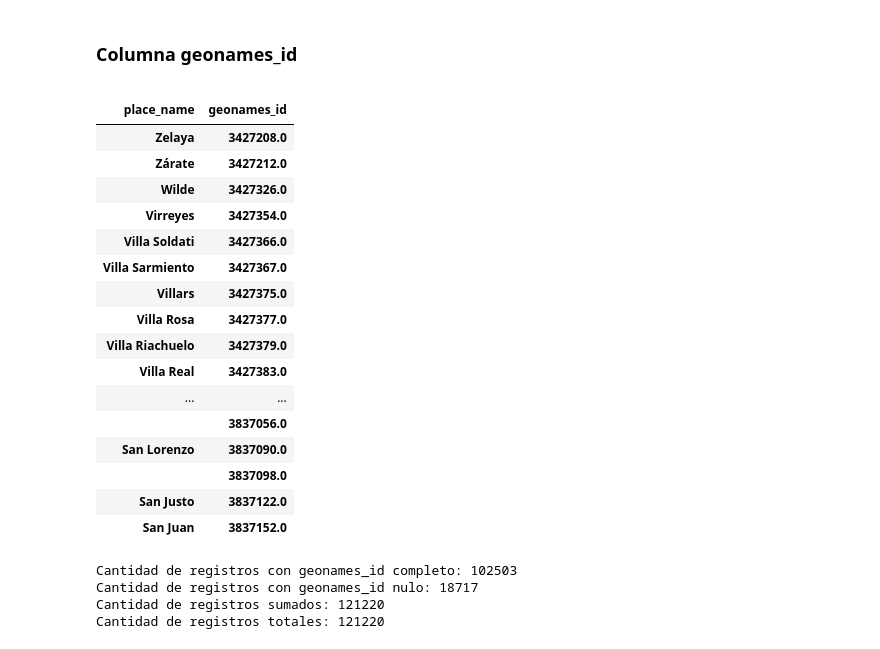
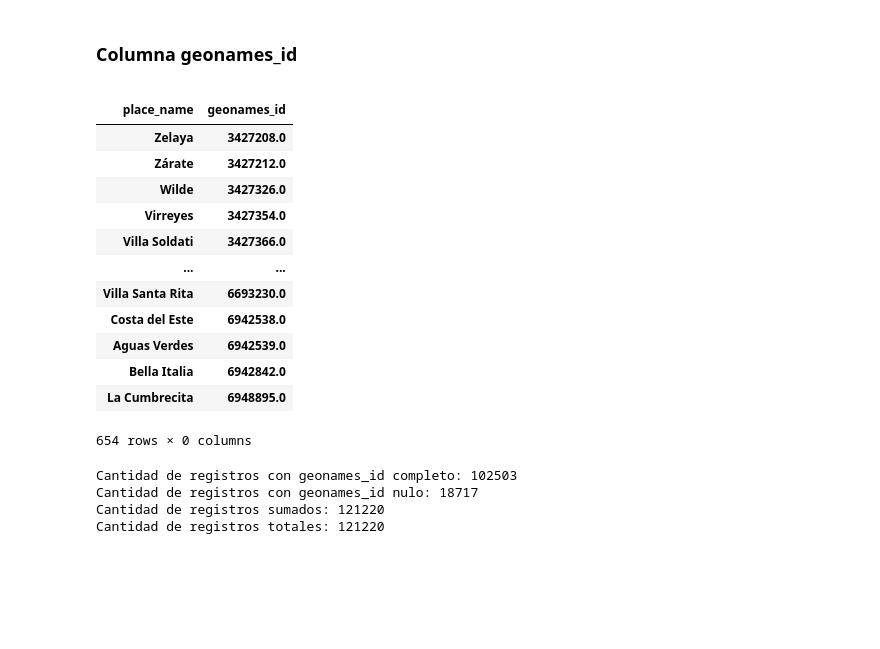
Before and after one commit to eugeperotti/dh_ds_grupo2_desafios, a Jupyter notebook: Eugenia.ipynb, the cells around one changed output. Saved outputs shown, nothing was run; the diff lists cells and outputs as text; code cells hidden in the pictures; blank space fills up the shorter version.

```diff
--- a/Eugenia.ipynb
+++ b/Eugenia.ipynb
@@ -342,30 +335,26 @@ dtype: int64
 # %% [markdown]
 ### Columna geonames_id
 # %%
-pd.set_option('display.max_rows', None)
+#pd.set_option('display.max_rows', None)
 
 #Evaluamos la información en ambas columnas
 data_grouped = data[['place_name','geonames_id']].groupby(['place_name','geonames_id']).sum().sort_values(by='geonames_id')
 data_grouped
 # %% [output]
 |  |  |
 | place_name | geonames_id |
 | Zelaya | 3427208.0 |
 | Zárate | 3427212.0 |
 | Wilde | 3427326.0 |
 | Virreyes | 3427354.0 |
 | Villa Soldati | 3427366.0 |
-| Villa Sarmiento | 3427367.0 |
-| Villars | 3427375.0 |
-| Villa Rosa | 3427377.0 |
-| Villa Riachuelo | 3427379.0 |
-| Villa Real | 3427383.0 |
 | ... | ... |
-|  | 3837056.0 |
-| San Lorenzo | 3837090.0 |
-|  | 3837098.0 |
-| San Justo | 3837122.0 |
-| San Juan | 3837152.0 |
+| Villa Santa Rita | 6693230.0 |
+| Costa del Este | 6942538.0 |
+| Aguas Verdes | 6942539.0 |
+| Bella Italia | 6942842.0 |
+| La Cumbrecita | 6948895.0 |
+654 rows × 0 columns
 # %%
 pd.reset_option('display.max_rows')
 
```
Also changed, not shown: parts of 10 cells of this notebook.
